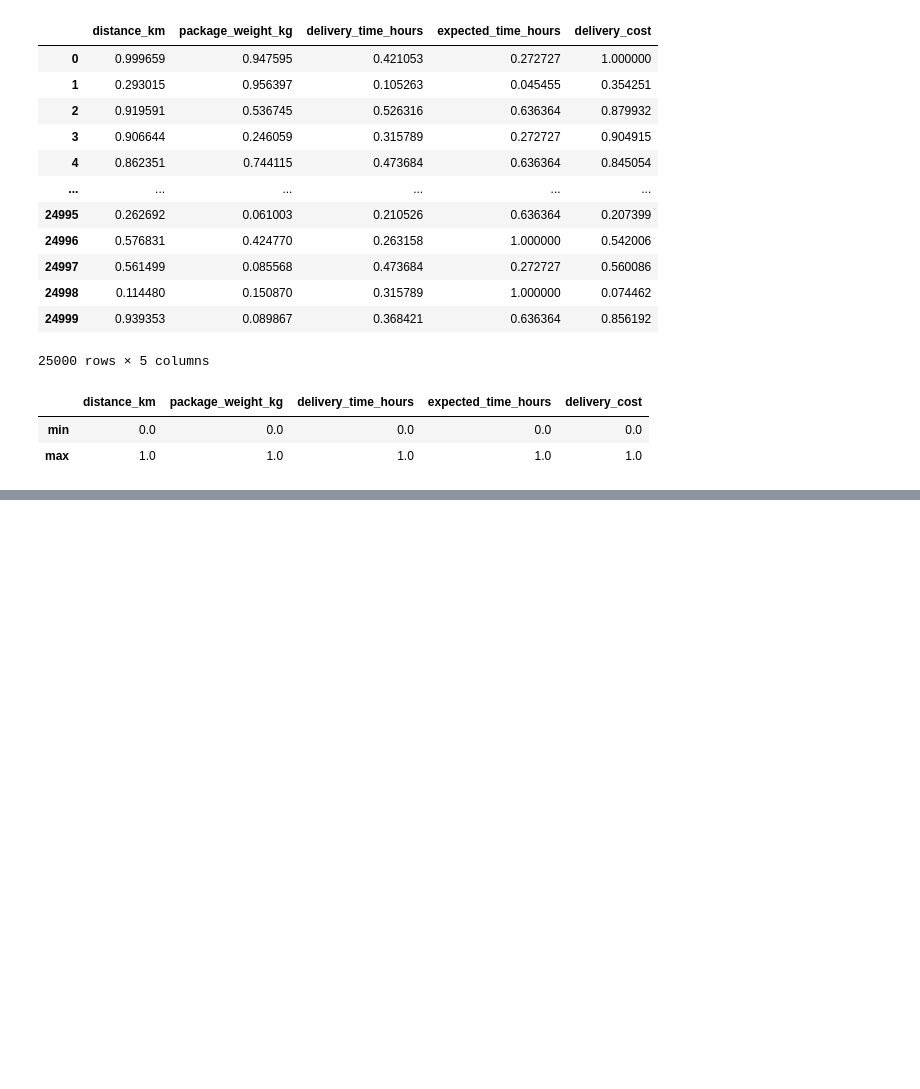
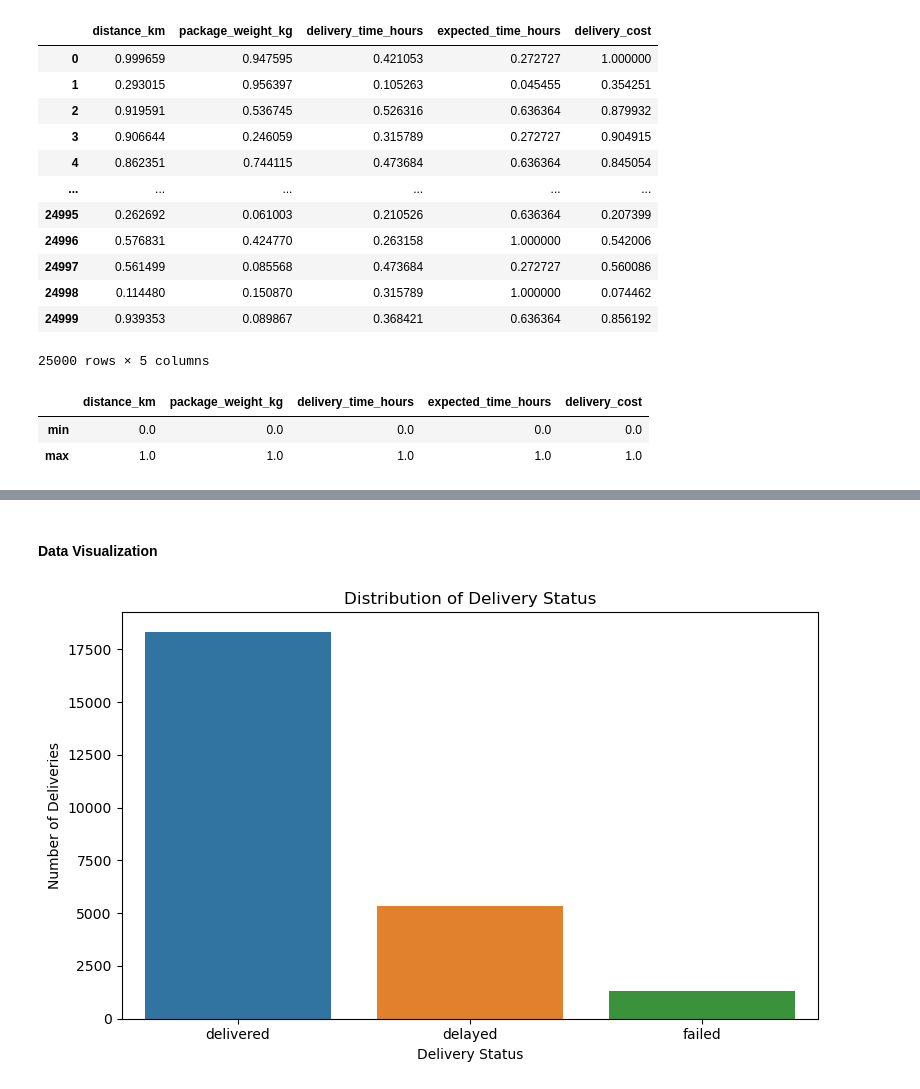
Before and after one commit to thanmai-09/Delivery-Performance-Analysis, a Jupyter notebook: Logistics_Data_Analysis.ipynb, the cells around one changed output, grey strips where cells are left out. Drawn from its saved outputs; the diff is of its cells as text; code cells hidden in the pictures; blank space fills up the shorter version.

Commit message:
Add logistics data visualization and analysis

```diff
--- a/Logistics_Data_Analysis.ipynb
+++ b/Logistics_Data_Analysis.ipynb
@@ -510,0 +712,25 @@ normalized_data[numeric_cols].agg(['min','max'])
+# %%
+data['late_by_time']=(data['delivery_time_hours']>data['expected_time_hours'])
+
+group_columns=[
+    "weather_condition",
+    "region",
+    "vehicle_type",
+    "delivery_mode",
+    "delivery_partner"
+]
+
+for column in group_columns:
+    print(f"\nPerformance by {column}")
+
+    result=data.groupby(column).agg(
+        total_deliveries=("record_id","count"),
+        average_delivery_time=("delivery_time_hours","mean"),
+        average_delivery_cost=("delivery_cost","mean"),
+        time_based_delay_rate=("late_by_time","mean"),
+        failed_deliveries=("delivery_status",lambda x: (x.astype(str).str.strip().str.lower()=='failed').sum()
+                          )
+
+    )
+    result['time_based_delay_rate'] *=100
+    print(result.round(2))
@@ -510,0 +765,16 @@ normalized_data[numeric_cols].agg(['min','max'])
+# %% [markdown]
+#### Data Visualization
+# %%
+## Delivery Status Distribution
+
+plt.figure(figsize=(8,5))
+
+sns.countplot(data=data,x='delivery_status')
+
+plt.title('Distribution of Delivery Status')
+plt.xlabel('Delivery Status')
+plt.ylabel('Number of Deliveries')
+plt.tight_layout()
+plt.show()
+# %% [output]
+[figure, added]
```
Also changed, not shown: parts of 38 cells of this notebook.
